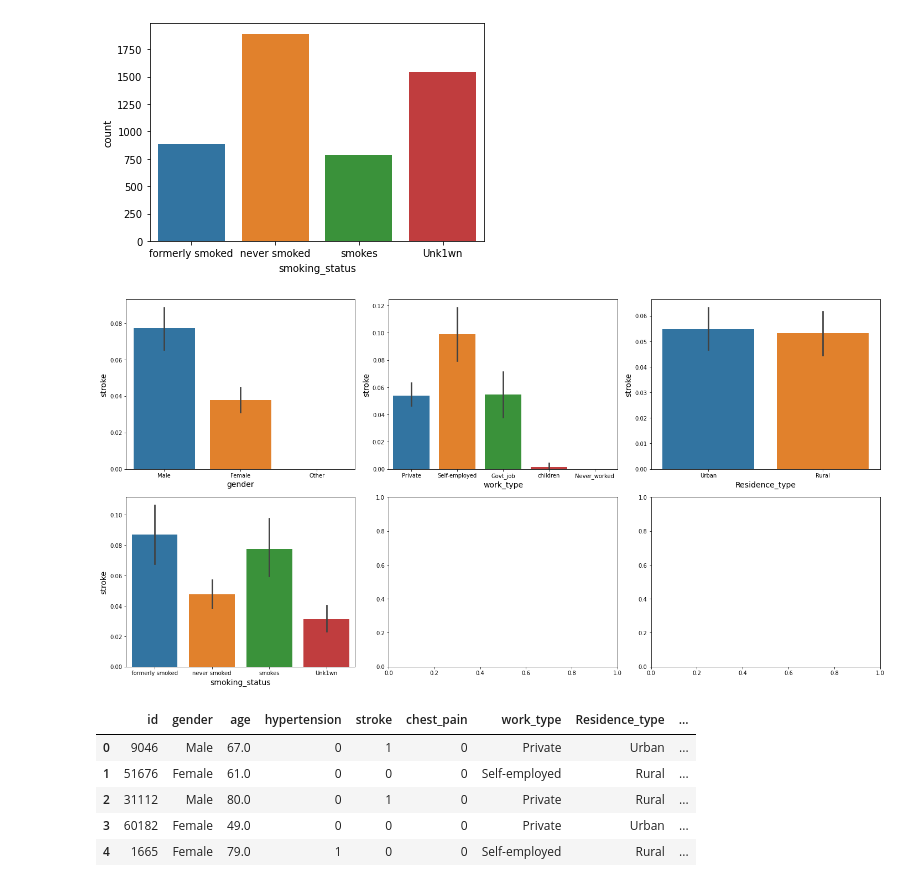
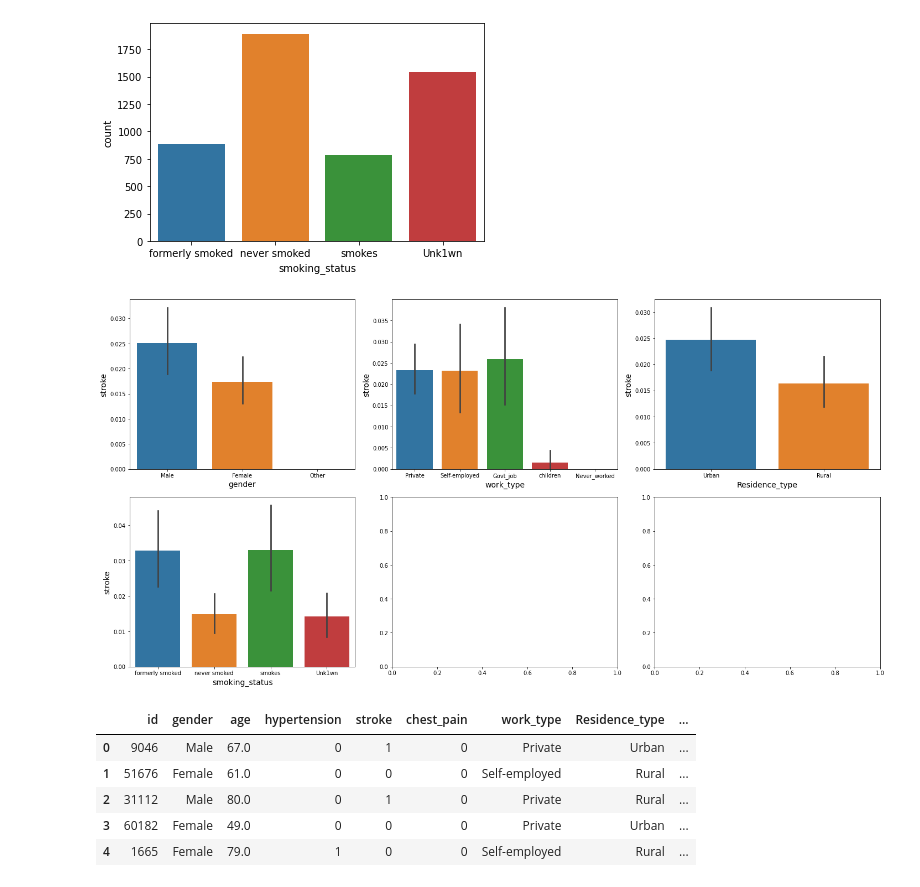
Before and after one commit to zisx96/heart-disease-P, a Jupyter notebook: heartprediction.ipynb, the cells around one changed output. Saved outputs shown, nothing was run; the diff lists cells and outputs as text; code cells hidden in the pictures.

```diff
--- a/heartprediction.ipynb
+++ b/heartprediction.ipynb
@@ -275,17 +277,17 @@ categorical_features = ['gender', 'work_type', 'Residence_type','smoking_status'
 # %%
 fig, axes = plt.subplots(2, 3, figsize=(20,10))
 axes = [ax for axes_row in axes for ax in axes_row]
-target = 'stroke'
+target = 'heart_disease'
 
 for i, c in enumerate(categorical_features):
     sns.barplot(df[c], df[target], ax=axes[i])
     axes[i].set_ylabel('stroke', fontsize=14)
     axes[i].set_xlabel(c, fontsize=14)
 
 plt.tight_layout()
 plt.show()
 # %% [output]
-[figure, old version]
+[figure, new version]
 # %%
 # pandas profiling
 from pandas_profiling import ProfileReport
```
Also changed, not shown: parts of 35 cells of this notebook.
